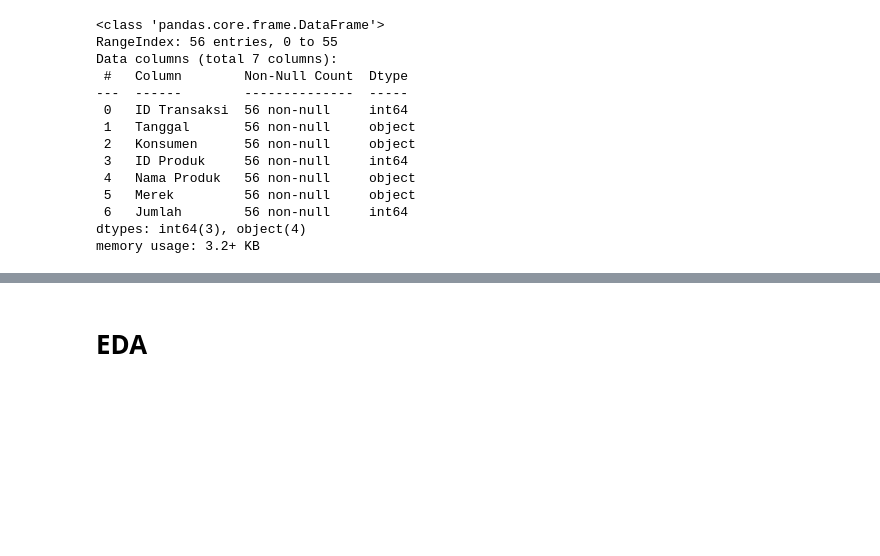
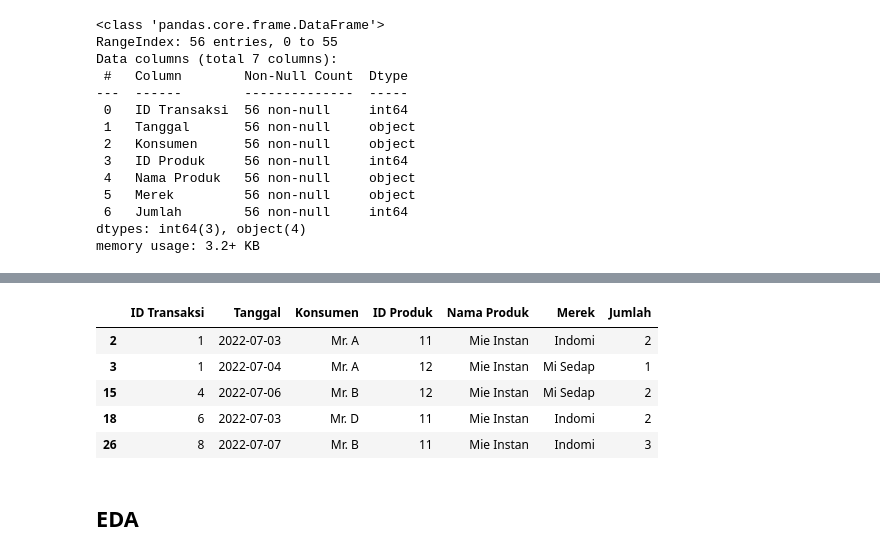
Before and after one commit to yogaap113/Case-Study-03-Data-Mining-UIN-Ganjil-2022-Kelompok-1, a Jupyter notebook: Case_Study_03_Data_Mining_UIN_Ganjil_2022_Kelompok_1.ipynb, the cells around one changed output, grey strips where cells are left out. Saved outputs shown, nothing was run; the diff lists cells and outputs as text; code cells hidden in the pictures; blank space fills up the shorter version.

```diff
--- a/Case_Study_03_Data_Mining_UIN_Ganjil_2022_Kelompok_1.ipynb
+++ b/Case_Study_03_Data_Mining_UIN_Ganjil_2022_Kelompok_1.ipynb
@@ -117,2 +189,13 @@ memory usage: 3.2+ KB
+# %%
+grouped_produk = df.groupby(['Nama Produk'])
+produk_mie = grouped_produk.get_group('Mie Instan')
+produk_mie.head()
+# %% [output]
+|  | ID Transaksi | Tanggal | Konsumen | ID Produk | Nama Produk | Merek | Jumlah |
+| 2 | 1 | 2022-07-03 | Mr. A | 11 | Mie Instan | Indomi | 2 |
+| 3 | 1 | 2022-07-04 | Mr. A | 12 | Mie Instan | Mi Sedap | 1 |
+| 15 | 4 | 2022-07-06 | Mr. B | 12 | Mie Instan | Mi Sedap | 2 |
+| 18 | 6 | 2022-07-03 | Mr. D | 11 | Mie Instan | Indomi | 2 |
+| 26 | 8 | 2022-07-07 | Mr. B | 11 | Mie Instan | Indomi | 3 |
 # %% [markdown]
-# EDA
+## EDA
```
Also changed, not shown: parts of 19 cells of this notebook.
